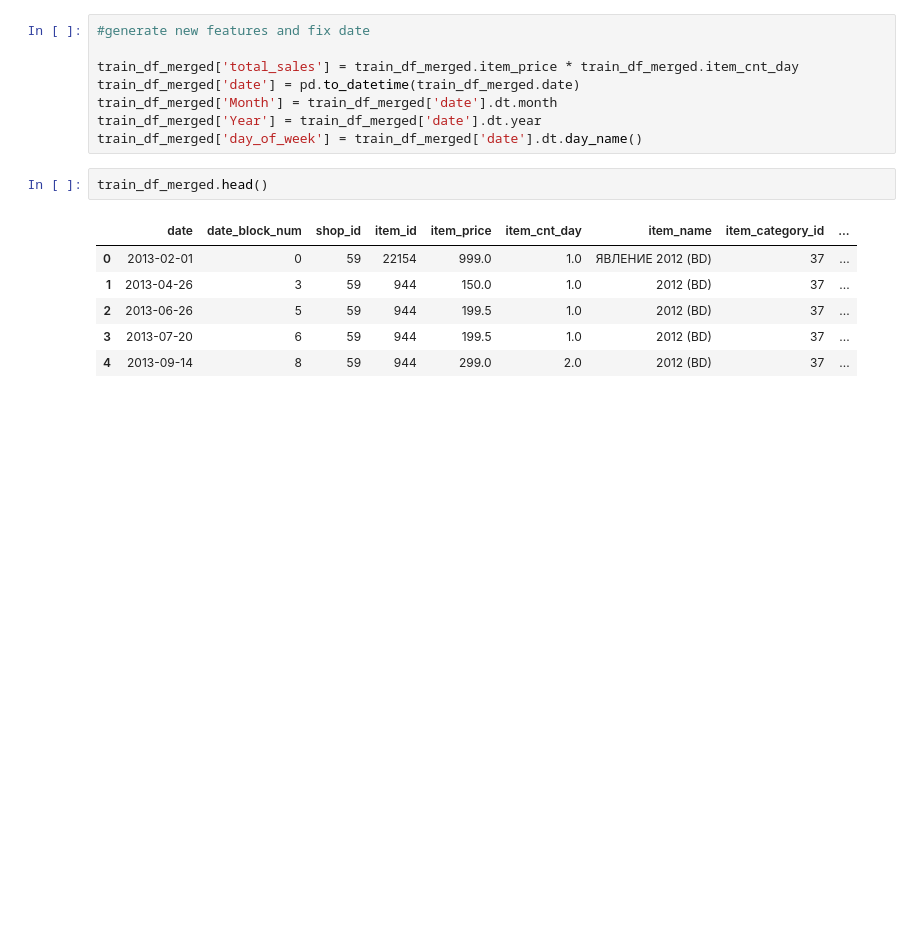
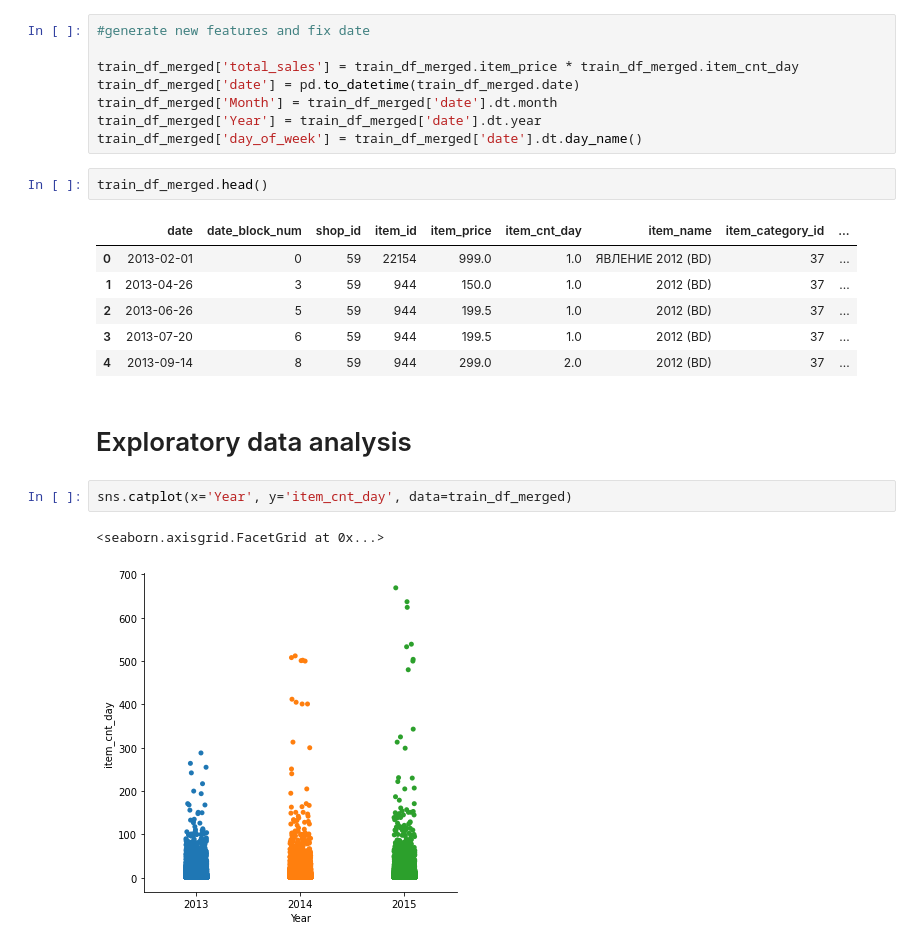
Before and after one commit to sarumaha/predict_future_sales_kaggle, a Jupyter notebook: analysis.ipynb, the cells around one changed output. Drawn from its saved outputs; the diff is of its cells as text; blank space fills up the shorter version.

```diff
--- a/analysis.ipynb
+++ b/analysis.ipynb
@@ -207,3 +204,10 @@ train_df_merged.head()
 | 2 | 2013-06-26 | 5 | 59 | 944 | 199.5 | 1.0 | 2012 (BD) | 37 | ... |
 | 3 | 2013-07-20 | 6 | 59 | 944 | 199.5 | 1.0 | 2012 (BD) | 37 | ... |
 | 4 | 2013-09-14 | 8 | 59 | 944 | 299.0 | 2.0 | 2012 (BD) | 37 | ... |
+# %% [markdown]
+# Exploratory data analysis
+# %%
+sns.catplot(x='Year', y='item_cnt_day', data=train_df_merged)
+# %% [output]
+<seaborn.axisgrid.FacetGrid at 0x...>
+[figure, added]
```
Also changed, not shown: parts of 6 cells of this notebook.
